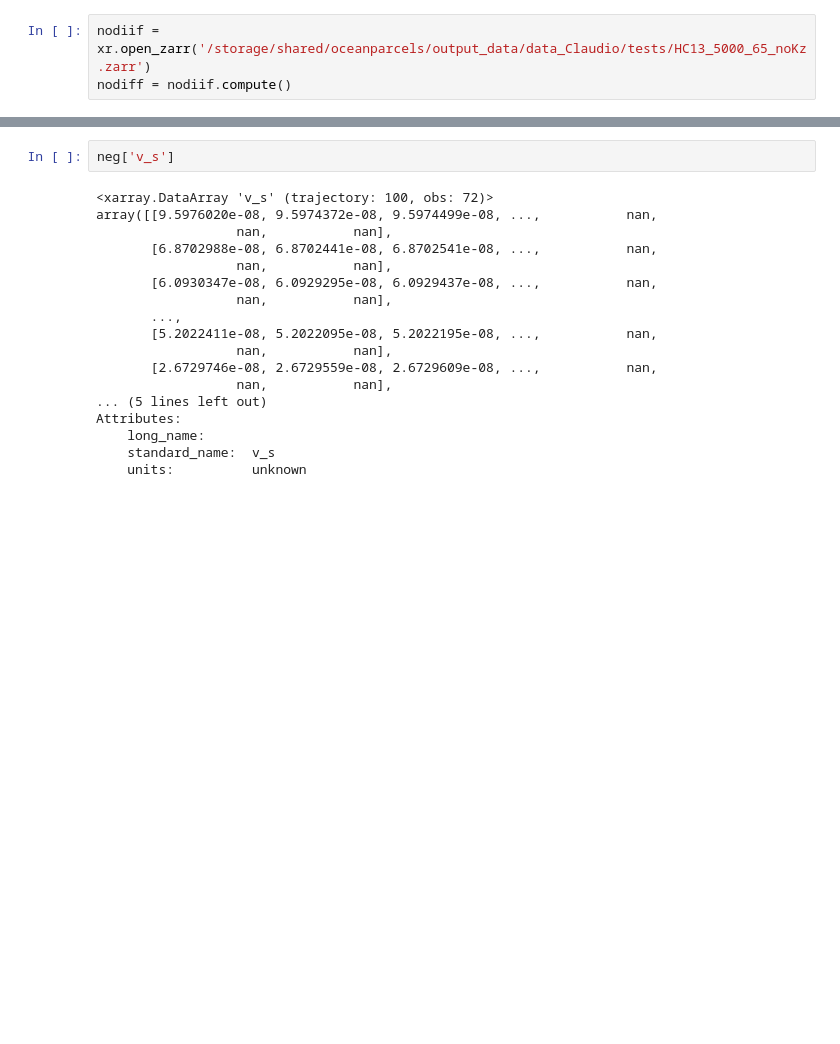
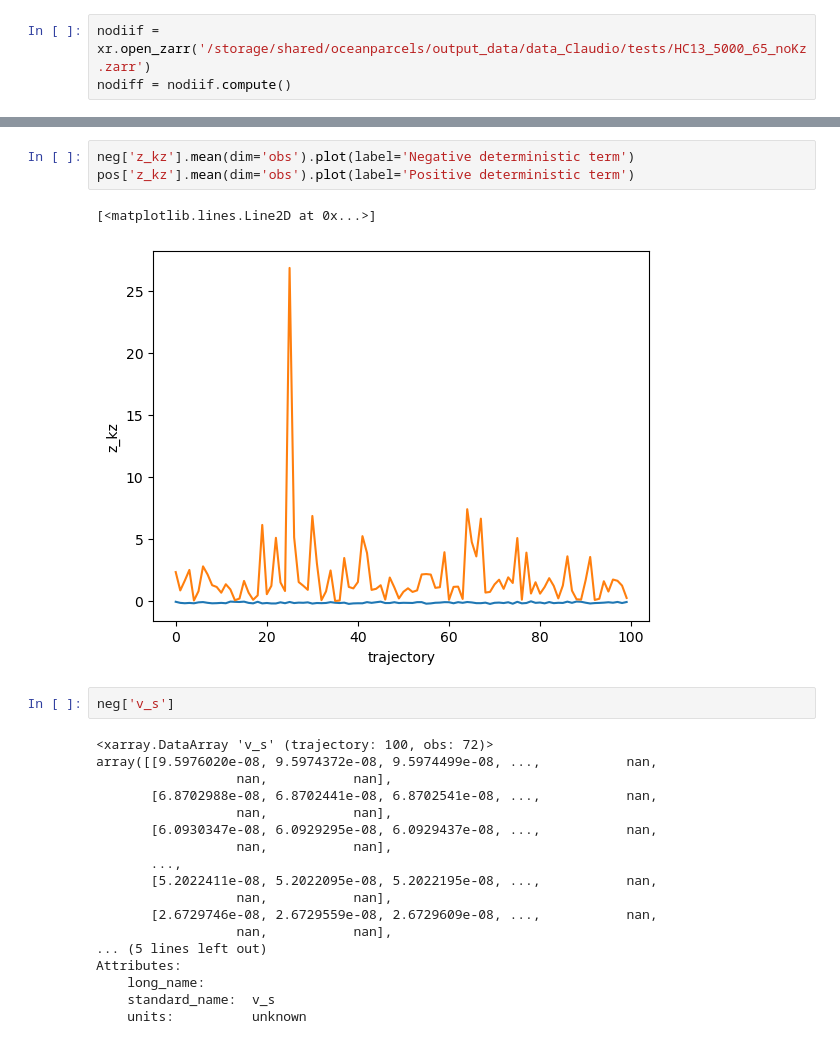
Before and after one commit to OceanParcels/Backtracking_Abyssal_Nanoplastics, a Jupyter notebook: notebooks/Sing_diff_deterministic_term.ipynb, the cells around one changed output, grey strips where cells are left out. Saved outputs shown, nothing was run; the diff lists cells and outputs as text; blank space fills up the shorter version.

Commit message:
Correct deterministic term of verticql diff

```diff
--- a/notebooks/Sing_diff_deterministic_term.ipynb
+++ b/notebooks/Sing_diff_deterministic_term.ipynb
@@ -52,3 +37,9 @@ Data variables: (12/21)
+# %%
+neg['z_kz'].mean(dim='obs').plot(label='Negative deterministic term')
+pos['z_kz'].mean(dim='obs').plot(label='Positive deterministic term')
+# %% [output]
+[<matplotlib.lines.Line2D at 0x...>]
+[figure, added]
 # %%
 neg['v_s']
 # %% [output]
```
Also changed, not shown: parts of 5 cells of this notebook, 3 other files.
